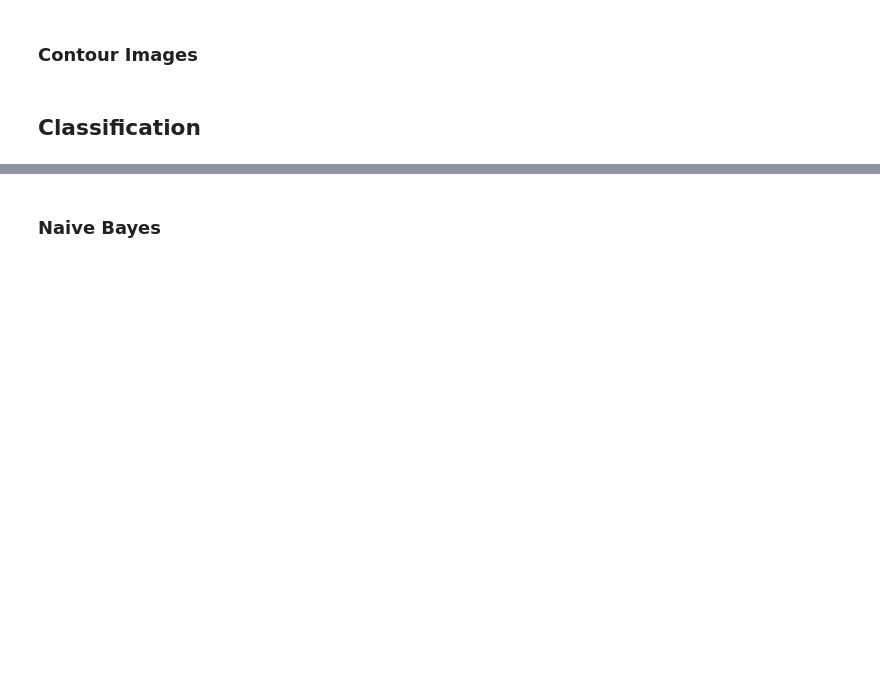
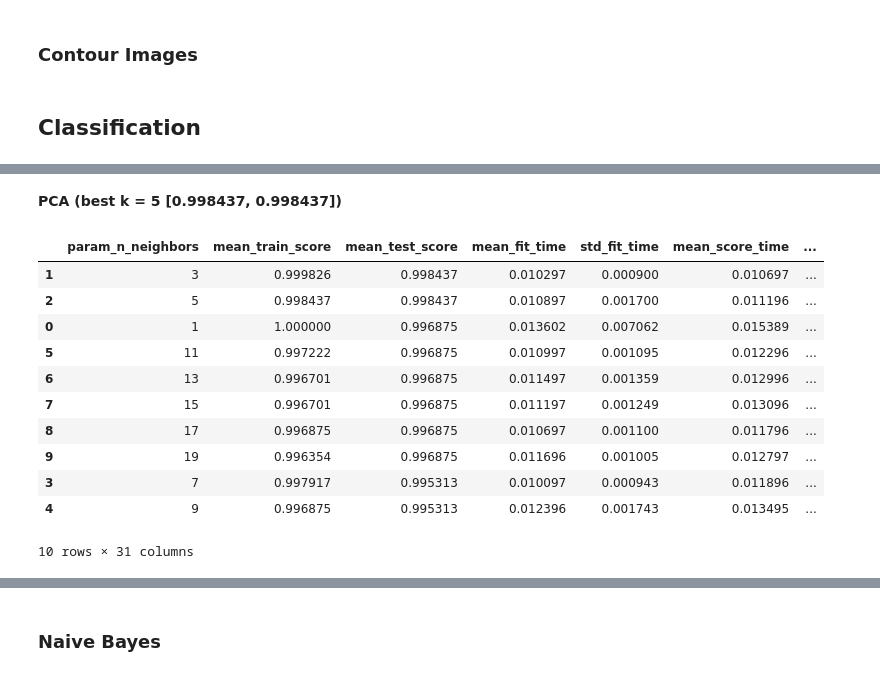
Before and after one commit to BorisWinter/pattern-recognition-a2, a Jupyter notebook: main.ipynb, the cells around one changed output, grey strips where cells are left out. Cells and saved outputs as stored; diff of their text form; code cells hidden in the pictures; blank space fills up the shorter version.

```diff
--- a/main.ipynb
+++ b/main.ipynb
@@ -100,0 +119,24 @@ knn_gridsearch(pca_num_data, num_labels, [1,2])
+# %% [markdown]
+**PCA (best k = 5 [0.998437, 0.998437])**
+# %%
+# Create the 80/20 split
+x_train, x_test, y_train, y_test = train_test_split(pca_num_data, num_labels, test_size=0.2, random_state=42, stratify=num_labels)
+
+# Tune k using gridsearch on the train set
+knn_gridsearch(x_train, y_train[1], [k for k in range(1,21,2)])
+
+# Train using the optimal k (=k) and test on the test set
+# acc, f1, pred_labels = knn(x_train, y_train[1], x_test, y_test[1], k=7)
+# %% [output]
+|  | param_n_neighbors | mean_train_score | mean_test_score | mean_fit_time | std_fit_time | mean_score_time | ... |
+| 1 | 3 | 0.999826 | 0.998437 | 0.010297 | 0.000900 | 0.010697 | ... |
+| 2 | 5 | 0.998437 | 0.998437 | 0.010897 | 0.001700 | 0.011196 | ... |
+| 0 | 1 | 1.000000 | 0.996875 | 0.013602 | 0.007062 | 0.015389 | ... |
+| 5 | 11 | 0.997222 | 0.996875 | 0.010997 | 0.001095 | 0.012296 | ... |
+| 6 | 13 | 0.996701 | 0.996875 | 0.011497 | 0.001359 | 0.012996 | ... |
+| 7 | 15 | 0.996701 | 0.996875 | 0.011197 | 0.001249 | 0.013096 | ... |
+| 8 | 17 | 0.996875 | 0.996875 | 0.010697 | 0.001100 | 0.011796 | ... |
+| 9 | 19 | 0.996354 | 0.996875 | 0.011696 | 0.001005 | 0.012797 | ... |
+| 3 | 7 | 0.997917 | 0.995313 | 0.010097 | 0.000943 | 0.011896 | ... |
+| 4 | 9 | 0.996875 | 0.995313 | 0.012396 | 0.001743 | 0.013495 | ... |
+10 rows × 31 columns
```
Also changed, not shown: parts of 27 cells of this notebook.
